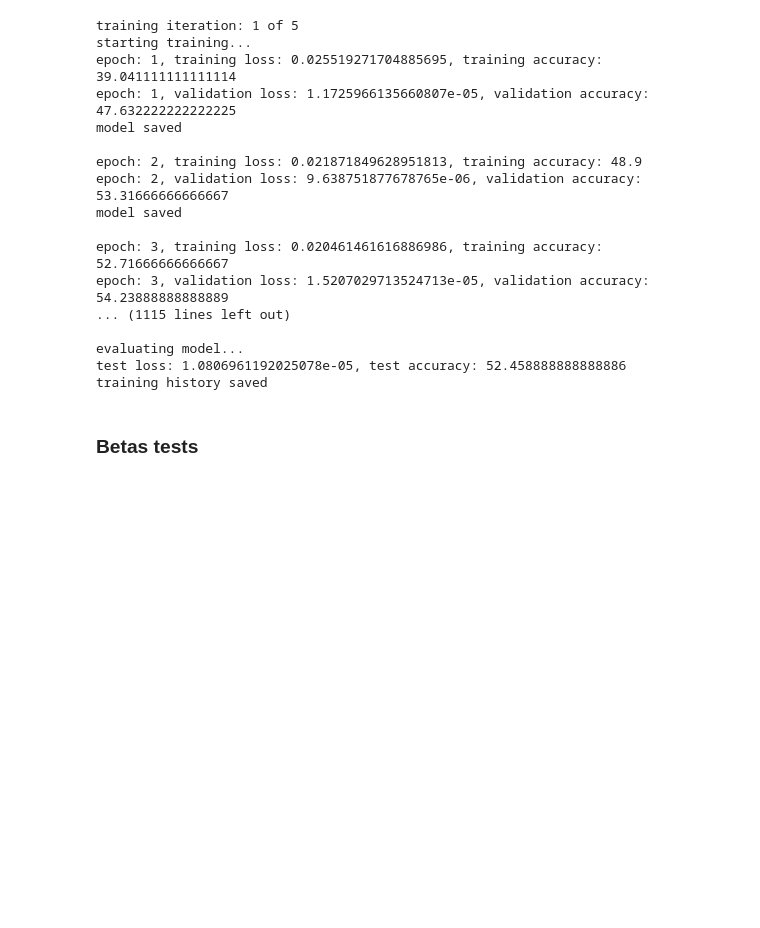
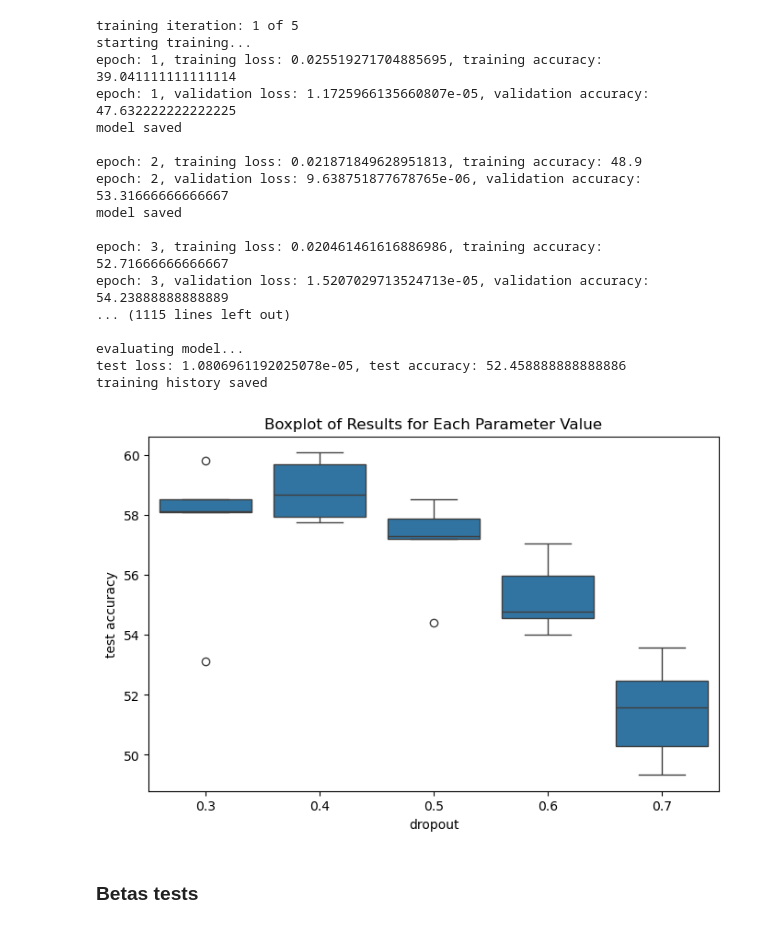
Before and after one commit to kubek22/deep_learning_project, a Jupyter notebook: FCNN_test.ipynb, the cells around one changed output. Drawn from its saved outputs; the diff is of its cells as text; code cells hidden in the pictures; blank space fills up the shorter version.

```diff
--- a/FCNN_test.ipynb
+++ b/FCNN_test.ipynb
@@ -72,6 +72,11 @@ epoch: 3, validation loss: 1.5207029713524713e-05, validation accuracy: 54.23888
 evaluating model...
 test loss: 1.0806961192025078e-05, test accuracy: 52.458888888888886
 training history saved
+# %%
+dropouts = [i/10 for i in range(3,8)]
+plot_results(5, batchsize=batch_size, lrs=[0.001], dropouts=dropouts, betas=[(0.9,0.999)], x_values=dropouts, x_label="dropout")
+# %% [output]
+[figure, added]
 # %% [markdown]
 ### Betas tests
 # %%
```
Also changed, not shown: parts of 3 cells of this notebook, 1 other file.
